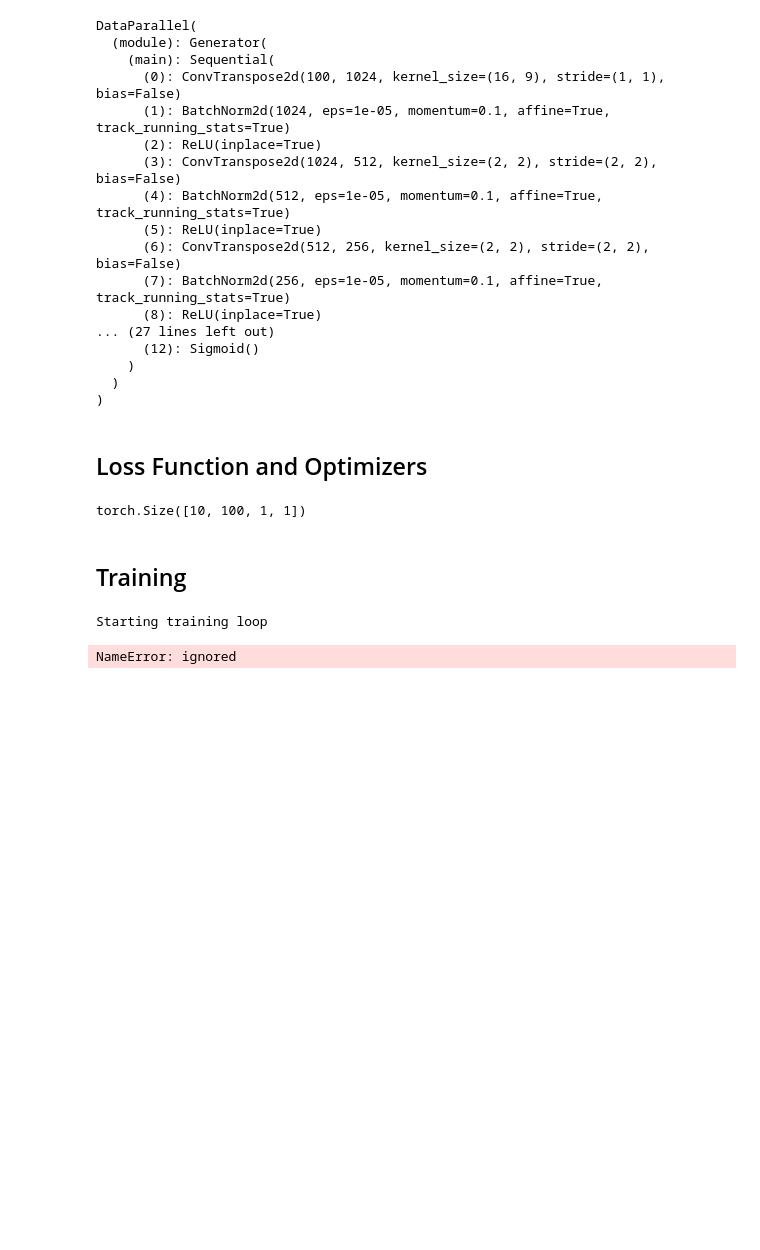
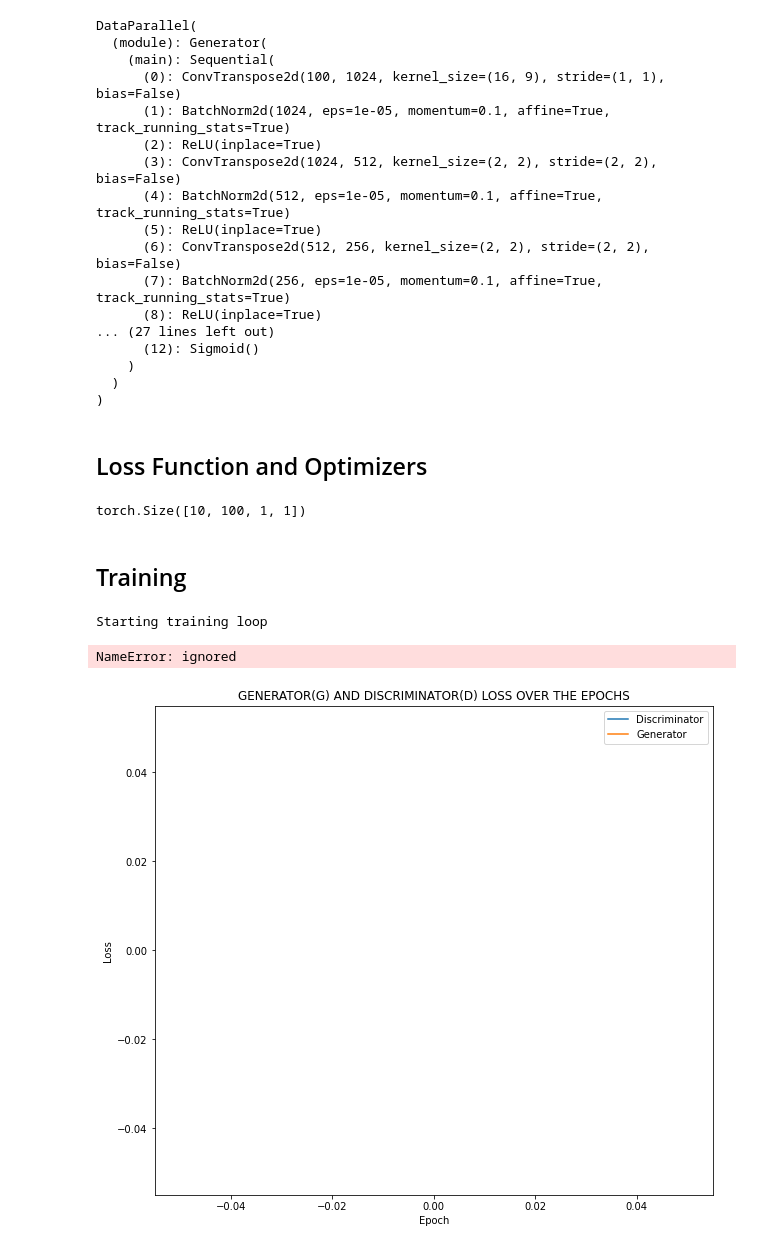
Before and after one commit to sachithdickwella/computervision-pytorch, a Jupyter notebook: src/ipynb/gray_to_color-dcgan.ipynb, the cells around one changed output. Saved outputs shown, nothing was run; the diff lists cells and outputs as text; code cells hidden in the pictures; blank space fills up the shorter version.

Commit message:
Complete training loop implementation

```diff
--- a/src/ipynb/gray_to_color-dcgan.ipynb
+++ b/src/ipynb/gray_to_color-dcgan.ipynb
@@ -401,7 +401,7 @@ for epoch in range(num_epochs):
         labels.fill_(fake_labels)
 
         # Classify all fake image images with D. 'detach()' the 'fake' to avoid leaking G gradient to D.
-        y = netD(fale.detach()).view(-1)
+        y = netD(fake.detach()).view(-1)
 
         # Calculate D loss for all fake images.
         errD_fake = criterion(y, labels)
@@ -424,9 +424,52 @@ for epoch in range(num_epochs):
 
         labels.fill_(real_labels) # Fake images are real of G's perspective.
 
+        # Since we just updated the D, feed forward the batch of fake images
+        # without 'detach()' the gradient from the G. So, we could literally
+        # discriminate the G's previous output.
+        y = netD(fake).view(-1)
+
+        # Calculate G's loss base off this output.
+        errG = criterion(y, labels)
+
+        # Calculate gradient for the G.
+        errG.backward()
+        D_G_z2 = errG.mean().item()
+
+        # Update generator.
+        optimizerG.step()
+
+        # OUTPUT TRAINING STATS.
+        if batch == 1 or batch % 100 == 0:
+            print("[{:d%}/{:%d}] [{:%d}/{:%d}]\tLoss_D: {:.4f}\tLoss_G: {:.4f}\tD(x): {:.4f}\tD(G(z)): {:.4f}/{:.4f}"
+                .format(epoch, num_epochs, batch, len(ab_loader), errD, errG, D_x, D_G_z1, D_G_z2))
+
+        D_losses.append(errD)
+        G_losses.append(errG)
+
+        # Check how the G is doing by saving the G's output on fixed noise.
+        if iter % 500 or ((epoch == num_epoch) and (batch == len(ab_loader))):
+            with torch.no_grad():
+                fake = netG(fixed_noise).detach().cpu()
+
+            img_list.append(make_grid(fake, nrow=10, normalize=True))
+
+        iter += 1
+
 
 duration = time.time() - start
 print(f"Execution Duration: {duration / 60:0.4f} minutes")
 # %% [output]
 Starting training loop
 NameError: ignored
+# %%
+plt.figure(figsize=(10, 9))
+plt.title('GENERATOR(G) AND DISCRIMINATOR(D) LOSS OVER THE EPOCHS')
+plt.plot(D_losses, label='Discriminator')
+plt.plot(G_losses, label='Generator')
+plt.legend()
+plt.xlabel('Epoch')
+plt.ylabel('Loss')
+plt.show()
+# %% [output]
+[figure, added]
```
